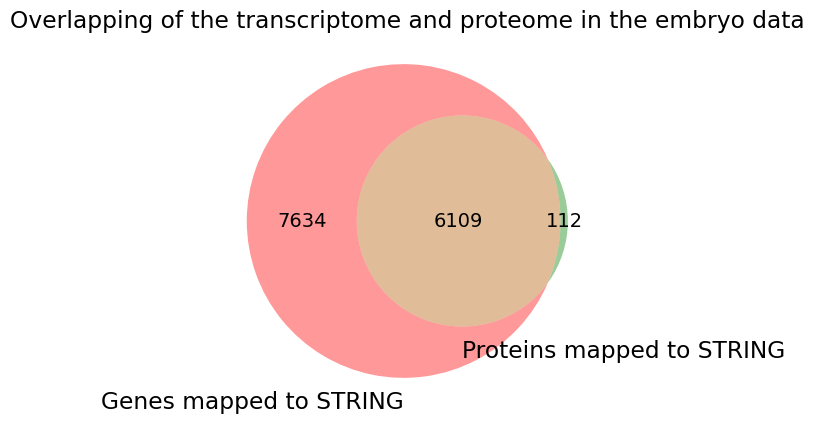
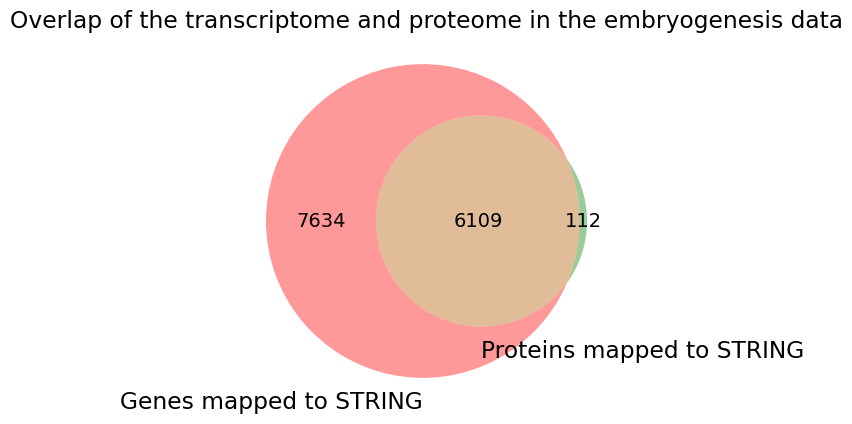
Unified diff of the notebook cell whose output changed from the first chart to the second:
--- before
+++ after
@@ -1,7 +1,7 @@
 from matplotlib_venn import venn2
 
+matplotlib.rcParams.update({'font.size': 14})
 venn2([embryo_mapped_t, embryo_mapped_p], ('Genes mapped to STRING', 'Proteins mapped to STRING'))
-plt.title("Overlapping of the transcriptome and proteome in the embryo data")
-matplotlib.rcParams.update({'font.size': 14})
+plt.title("Overlap of the transcriptome and proteome in the embryogenesis data")
 
 plt.savefig("figures/embryo_overlap.pdf", bbox_inches='tight')

Commit: Add files via upload